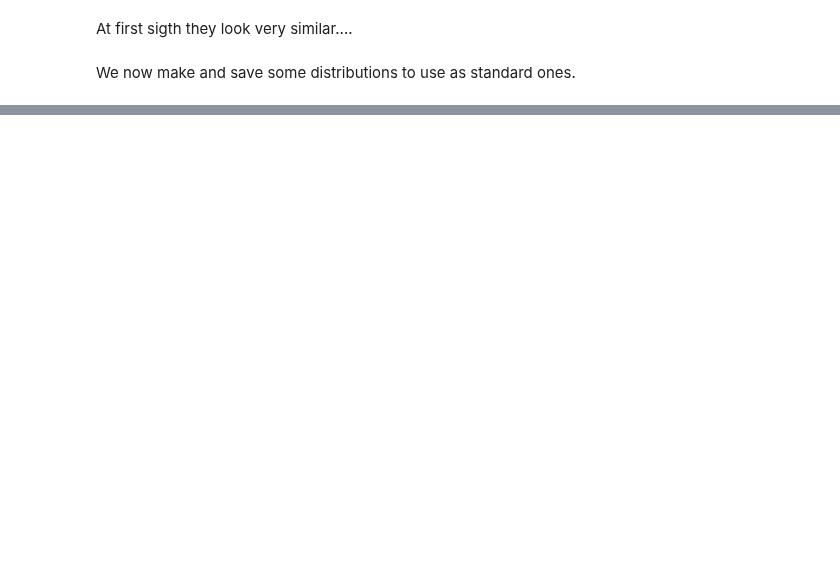
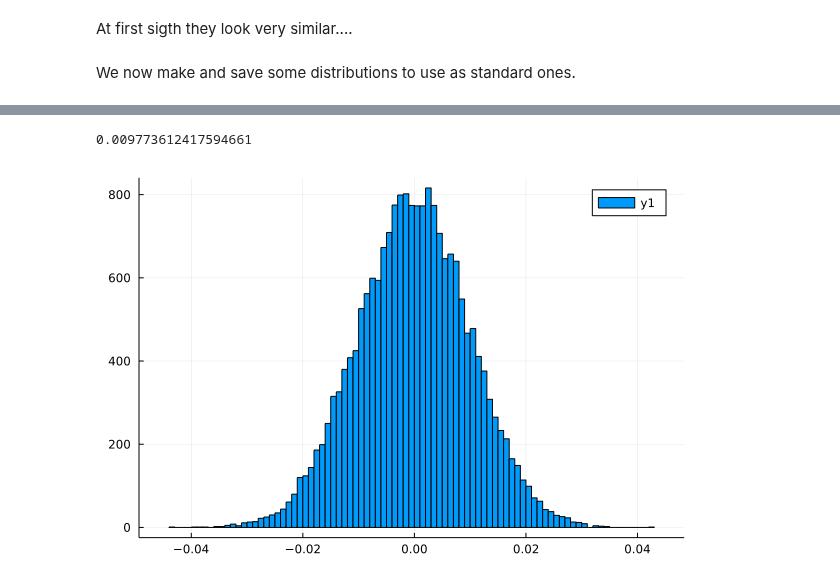
Before and after one commit to reula/PIC-1D, a Jupyter notebook: ini_dat.ipynb, the cells around one changed output, grey strips where cells are left out. Drawn from its saved outputs; the diff is of its cells as text; code cells hidden in the pictures; blank space fills up the shorter version.

```diff
--- a/ini_dat.ipynb
+++ b/ini_dat.ipynb
@@ -98,0 +94,18 @@ save("Initial_Distributions/par_dis_L100_N8_5_vp_3.jld2", "par_dis", u)
+# %%
+L = 5 #length of integration region
+#N = 200000
+N = 20000 #even number
+θ = 0.01
+
+r = L*rand(N);
+vp = rand(Normal(0,sqrt(θ)),N);
+u = [r; vp];
+# %%
+mean(vp)
+var(vp)
+# %% [output]
+0.009773612417594661
+# %%
+histogram(vp)
+# %% [output]
+[figure, added]
```
Also changed, not shown: parts of 7 cells of this notebook, 30 other files.
